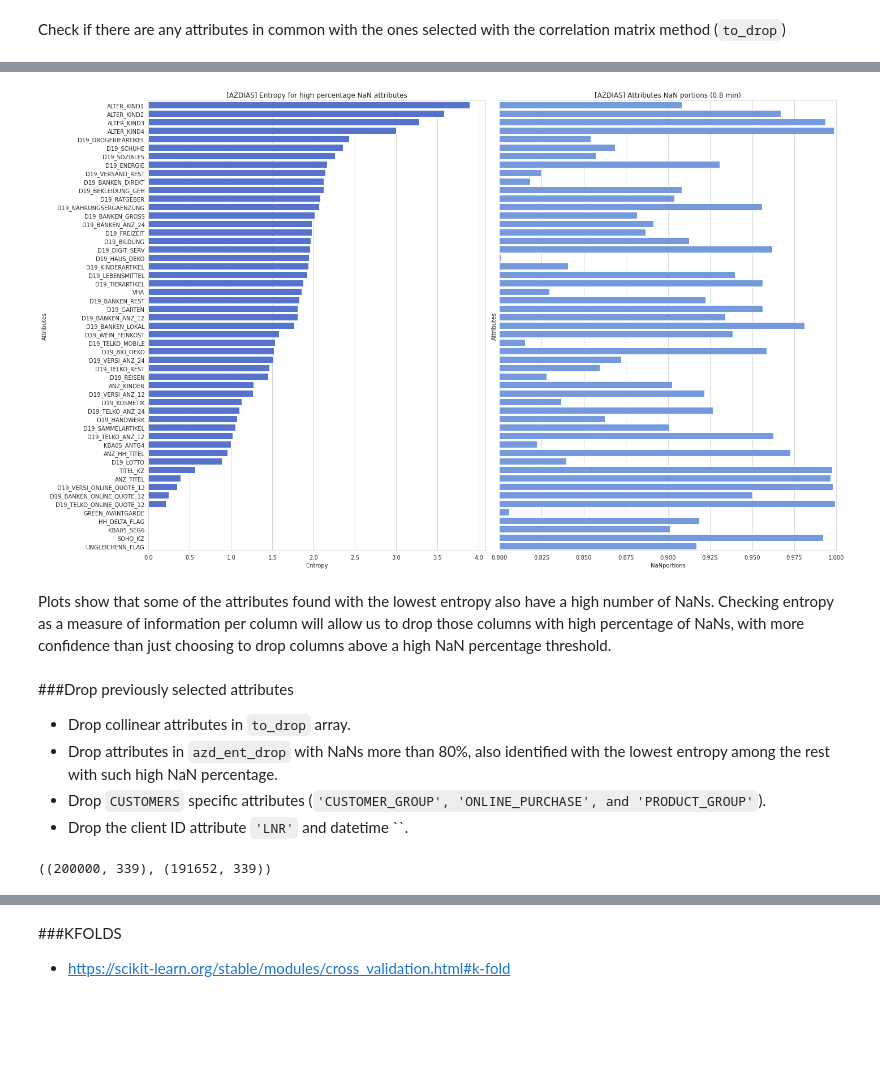
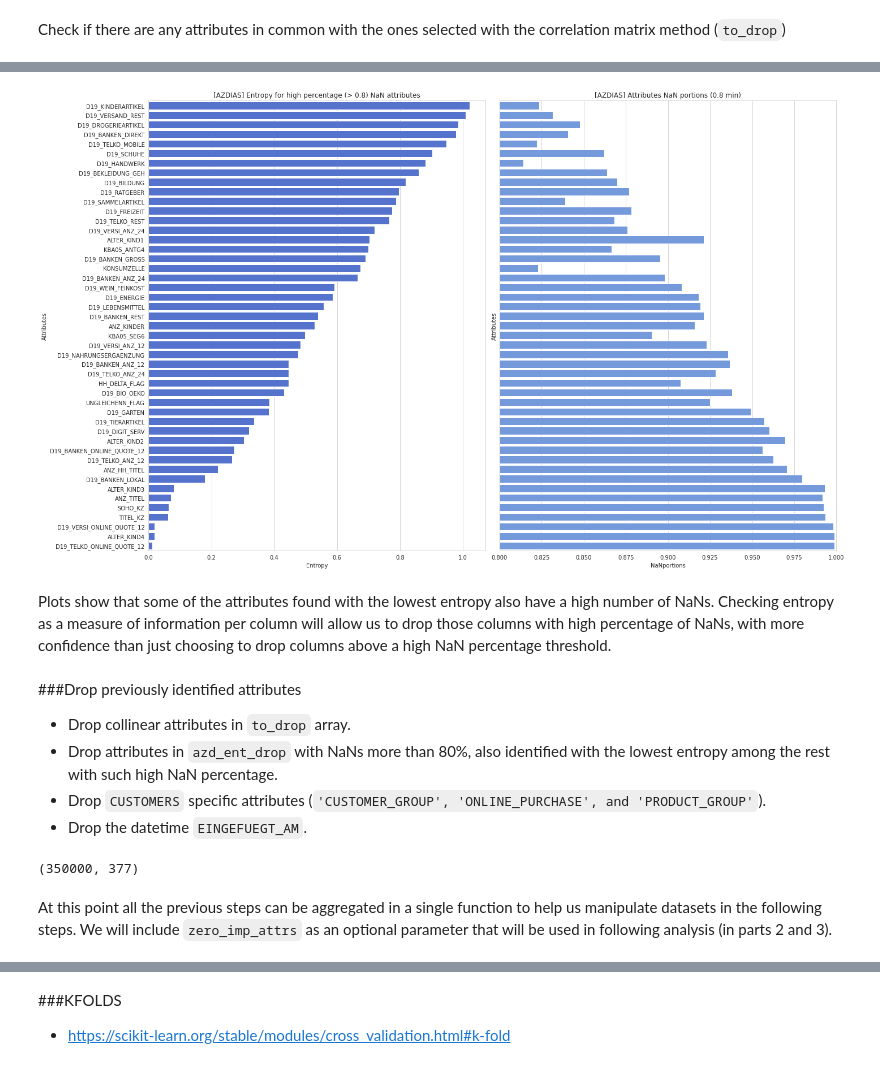
Before and after one commit to chrisliatas/dsnd-customer-segmentation, a Jupyter notebook: Arvato Project Workbook.ipynb, the cells around one changed output, grey strips where cells are left out. Saved outputs shown, nothing was run; the diff lists cells and outputs as text; code cells hidden in the pictures; blank space fills up the shorter version.

```diff
--- a/Arvato Project Workbook.ipynb
+++ b/Arvato Project Workbook.ipynb
@@ -1533,9 +1641,7 @@ def drop_nan_cols(df, df_nans_cols, nan_thres=.8, use_entropy=True, ent_thres=1.
         columns range (or None if entropy not used).
     """
     # Select the columns with NaNs more than nan_thres to check for variabiltiy
-    df_nans_cols_gt80 = df_nans_cols.loc[
-                                         (df_nans_cols["NaNportions"] > nan_thres) & \
-                                         (df_nans_cols["NaNportions"] < 1.0),
+    df_nans_cols_gt80 = df_nans_cols.loc[(df_nans_cols["NaNportions"] > nan_thres),
                                          "Columns"].values
     # Filter the dataset to select the above columns only.
     df_var_nan80 = df.filter(df_nans_cols_gt80)
@@ -1549,3 +1655,8 @@ def drop_nan_cols(df, df_nans_cols, nan_thres=.8, use_entropy=True, ent_thres=1.
         drop_cols = np.array(df_ent_drop)
 
     return drop_cols, ent
+# %%
+# Get df_train columns with higher NaN percent (> 80%) and return the ones with entropy < 1.0
+df_train_ent_drop, df_train_var_nan80_ent = drop_nan_cols(df_train, df_train_nans)
+
+df_train_ent_drop, len(df_train_ent_drop)
@@ -1572,0 +1690,12 @@ array([], dtype='<U26')
+# %%
+# Create plot data, in a new df get 'Attributes', 'Entropy' and "NaNportions"
+plt_data = pd.DataFrame(df_train_var_nan80_ent.items(), columns=['Attributes', 'Entropy'])
+
+# Get NaN portions for the attributes with NaNs more than 80%
+plt_data["NaNportions"] = df_train_nans.loc[df_train_nans["Columns"]
+                                            .isin(df_train_nans_gt80),"NaNportions"].values
+
+# Sort by `Entropy` values
+plt_data.sort_values("Entropy", ascending=False, inplace=True)
+
+plt_data.head()
@@ -1573,11 +1709,11 @@ array([], dtype='<U26')
 # %%
 # Create plot data, in a new df get 'Attributes', 'Entropy' and "NaNportions"
-plt_data = pd.DataFrame(azdias_var_nan80_ent.items(), columns=['Attributes', 'Entropy'])
+# plt_data = pd.DataFrame(azdias_var_nan80_ent.items(), columns=['Attributes', 'Entropy'])
 
 # Get NaN portions for the attributes with NaNs more than 80%
-plt_data["NaNportions"] = azdias_nans.loc[azdias_nans["Columns"].isin(azdias_nans_gt80), "NaNportions"].values
+# plt_data["NaNportions"] = azdias_nans.loc[azdias_nans["Columns"].isin(azdias_nans_gt80), "NaNportions"].values
 
 # Sort by `Entropy` values
-plt_data.sort_values("Entropy", ascending=False, inplace=True)
+# plt_data.sort_values("Entropy", ascending=False, inplace=True)
 
-plt_data.head()
+# plt_data.head()
@@ -1591,33 +1720,29 @@ plt_data.head()
 # %%
 # Let's visualize the results
 with sns.axes_style("whitegrid"):
     fig, ax = plt.subplots(1, 2, figsize=(20,12), sharey=True)
-    sns.barplot(ax=ax[0], data=plt_data, x='Entropy', y='Attributes', color='royalblue').set(title='[AZDIAS] Entropy for high percentage NaN attributes')
-    sns.barplot(ax=ax[1], data=plt_data, x='NaNportions', y='Attributes', color='cornflowerblue').set(title='[AZDIAS] Attributes NaN portions (0.8 min)', xlim=(0.8,1.0))
+    sns.barplot(ax=ax[0], data=plt_data, x='Entropy', y='Attributes', color='royalblue').set(
+        title='[AZDIAS] Entropy for high percentage (> 0.8) NaN attributes')
+    sns.barplot(ax=ax[1], data=plt_data, x='NaNportions', y='Attributes', color='cornflowerblue').set(
+        title='[AZDIAS] Attributes NaN portions (0.8 min)', xlim=(0.8,1.0))
     fig.tight_layout()
 # %% [output]
-[figure, old version]
+[figure, new version]
 # %% [markdown]
 Plots show that some of the attributes found with the lowest entropy also have a high number of NaNs. Checking entropy as a measure of information per column will allow us to drop those columns with high percentage of NaNs, with more confidence than just choosing to drop columns above a high NaN percentage threshold.
 # %% [markdown]
-###Drop previously selected attributes
+###Drop previously identified attributes
 
 * Drop collinear attributes in `to_drop` array.
 * Drop attributes in `azd_ent_drop` with NaNs more than 80%, also identified with the lowest entropy among the rest with such high NaN percentage.
 * Drop `CUSTOMERS` specific attributes (`'CUSTOMER_GROUP', 'ONLINE_PURCHASE', and 'PRODUCT_GROUP'`).
-* Drop the client ID attribute `'LNR'` and datetime ``.
+* Drop the datetime `EINGEFUEGT_AM`.
-# %%
-# Create unique, array of attributes that are in input arrays.
-other_to_drop = ["LNR", "EINGEFUEGT_AM", "CUSTOMER_GROUP", "ONLINE_PURCHASE", "PRODUCT_GROUP"]
-
-# Using functools.reduce to find the union of the three arrays
-to_drop = reduce(np.union1d, (to_drop, azd_ent_drop, other_to_drop))
-
-# Drop attributes in both datasets
-azdias.drop(columns=to_drop, errors='ignore', inplace=True)
-custrs.drop(columns=to_drop, errors='ignore', inplace=True)
-
-azdias.shape, custrs.shape
-# %% [output]
-((200000, 339), (191652, 339))
+# %%
+df_train.drop(columns=df_train_ent_drop, inplace=True)
+
+df_train.shape
+# %% [output]
+(350000, 377)
+# %% [markdown]
+At this point all the previous steps can be aggregated in a single function to help us manipulate datasets in the following steps. We will include `zero_imp_attrs` as an optional parameter that will be used in following analysis (in parts 2 and 3).
 # %%
```
Also changed, not shown: parts of 191 cells of this notebook.
